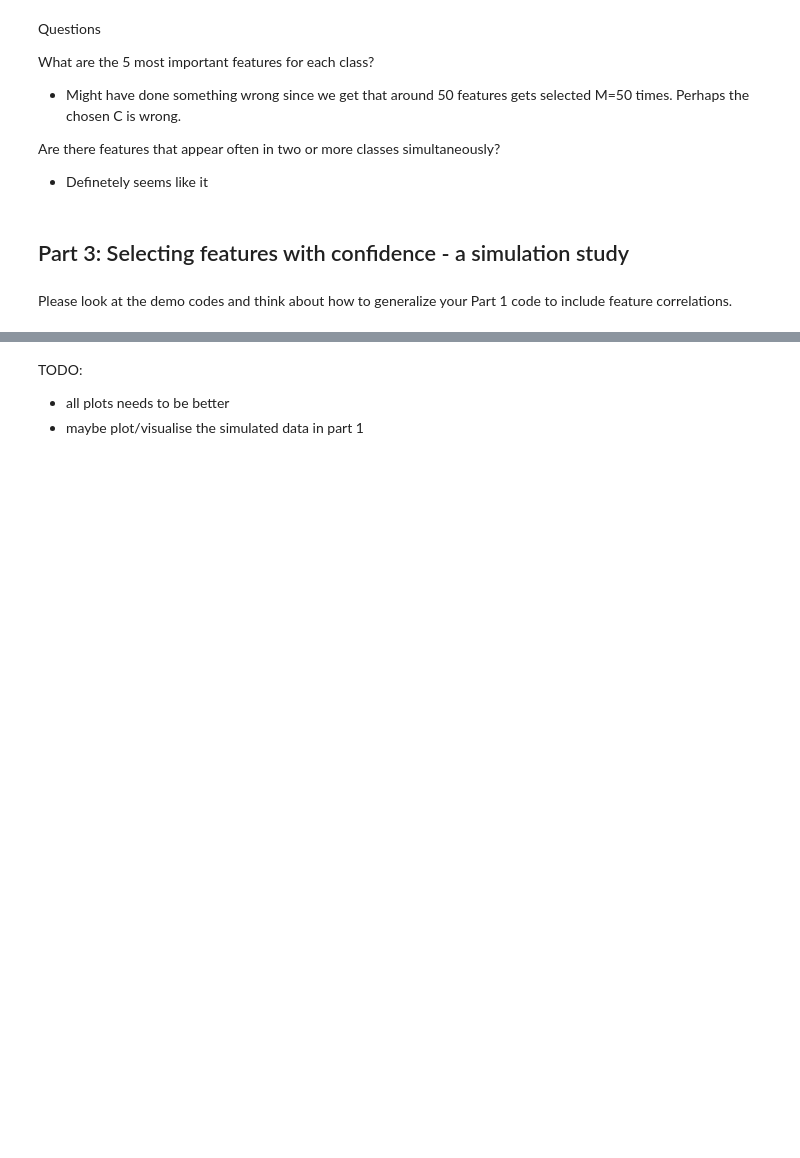
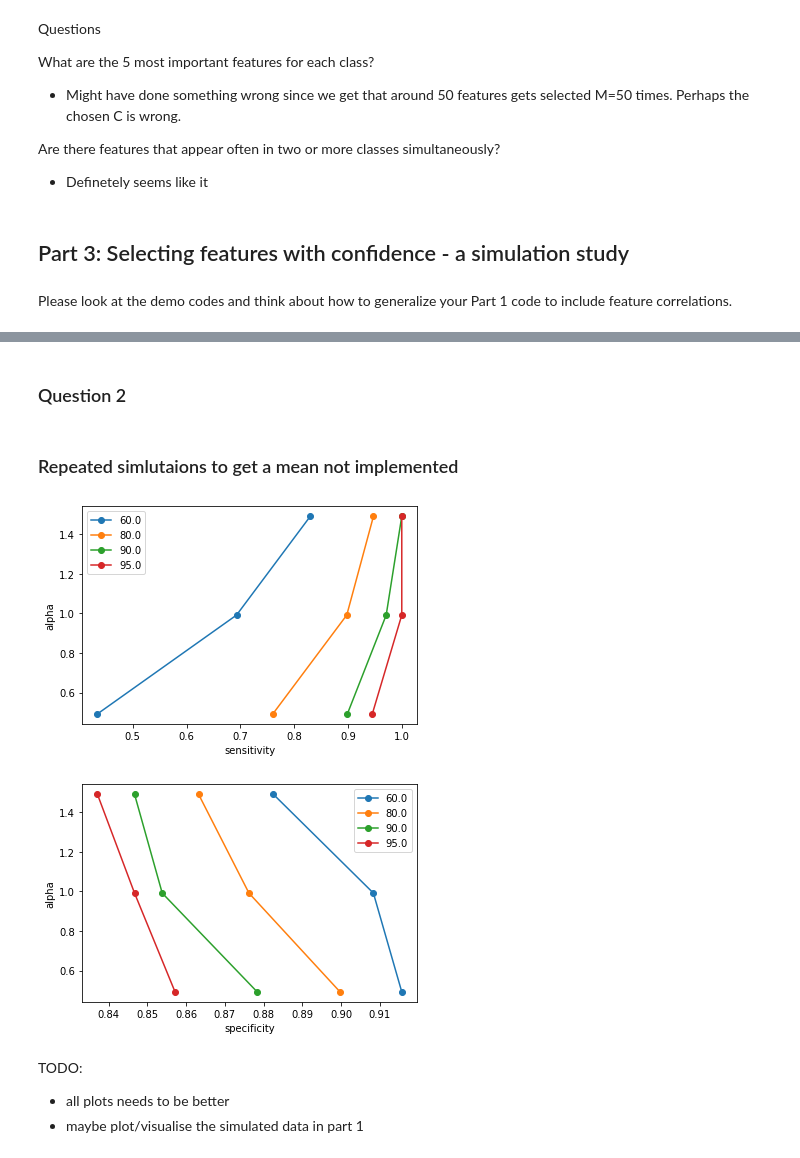
Before and after one commit to antonsandberg/Big-Data, a Jupyter notebook: Project3.ipynb, the cells around one changed output, grey strips where cells are left out. Drawn from its saved outputs; the diff is of its cells as text; code cells hidden in the pictures; blank space fills up the shorter version.

Commit message:
only big thing left is to implement repeated simulations for part 3 Q2

```diff
--- a/Project3.ipynb
+++ b/Project3.ipynb
@@ -468,7 +485,7 @@ for ckey in f_keys:
 # plot histograms
 # perhaps subplot or something, maybe save them as files
 # instead of putting them here
-PlotAll = True
+PlotAll = False
 if PlotAll is True:
     for ckey in f_keys:
         histogrammer(selected_features[ckey]['est'], varying_data[ckey], ckey)
@@ -489,5 +492,32 @@ if PlotAll is True:
 # %%
 # thresholds
 # select treshold for each histogram and implement here
-frac = 0.4*M
-threshold_idx, n_true_labels_est = thresholder(selected_features['SNR'], frac, n_n)
+# lets just try with 90%
+frac = 0.9*M
+all_threshold_idx = {'SNR':{'est':[], 'true':[]},  'n':{'est':[], 'true':[]},
+                     'sparsity':{'est':[], 'true':[]}, 'alpha':{'est':[], 'true':[]}}
+for ckey in f_keys:
+    threshold_idx, true_idx = thresholder(selected_features[ckey], frac, n_n)
+    all_threshold_idx[ckey]['est'].append(threshold_idx)
+    all_threshold_idx[ckey]['true'].append(true_idx)
+# %%
+# an attempt to visualise estimated features vs true features
+# blue line is estimated feature and red line is true feature
+lw = 3
+PlotLines = False
+if PlotLines is True:
+    for ckey in f_keys:
+        vliner(all_threshold_idx[ckey], varying_data[ckey], ckey)
+# %%
+# out of th chosen feaures, how many are correct.
+# Dont know if this makes any sense
+frac_correct = {'SNR':[], 'n':[], 'sparsity':[], 'alpha':[]}
+for ckey in f_keys:
+    for i, cd in enumerate(all_threshold_idx[ckey]['est'][0]):
+        n_features_est = len(cd)
+        n_true_features = len(all_threshold_idx[ckey]['true'][0][i])
+        frac_correct[ckey].append(n_true_features/n_features_est)
+# %% [markdown]
+### Question 2
+# %% [markdown]
+### Repeated simlutaions to get a mean not implemented
@@ -494,3 +558,20 @@ threshold_idx, n_true_labels_est = thresholder(selected_features['SNR'], frac, n
+# %%
+for csens in sensitivity:
+    plt.plot(csens, alphas, 'o-')
+plt.xlabel('sensitivity')
+plt.ylabel('alpha')
+plt.legend(fracs)
+plt.show()
+
+for cspec in specificity:
+    plt.plot(cspec, alphas, 'o-')
+plt.xlabel('specificity')
+plt.ylabel('alpha')
+plt.legend(fracs)
+plt.show()
+# %% [output]
+[figure, added]
+[figure, added]
 # %% [markdown]
 TODO:
 - all plots needs to be better
```
Also changed, not shown: parts of 8 cells of this notebook.
